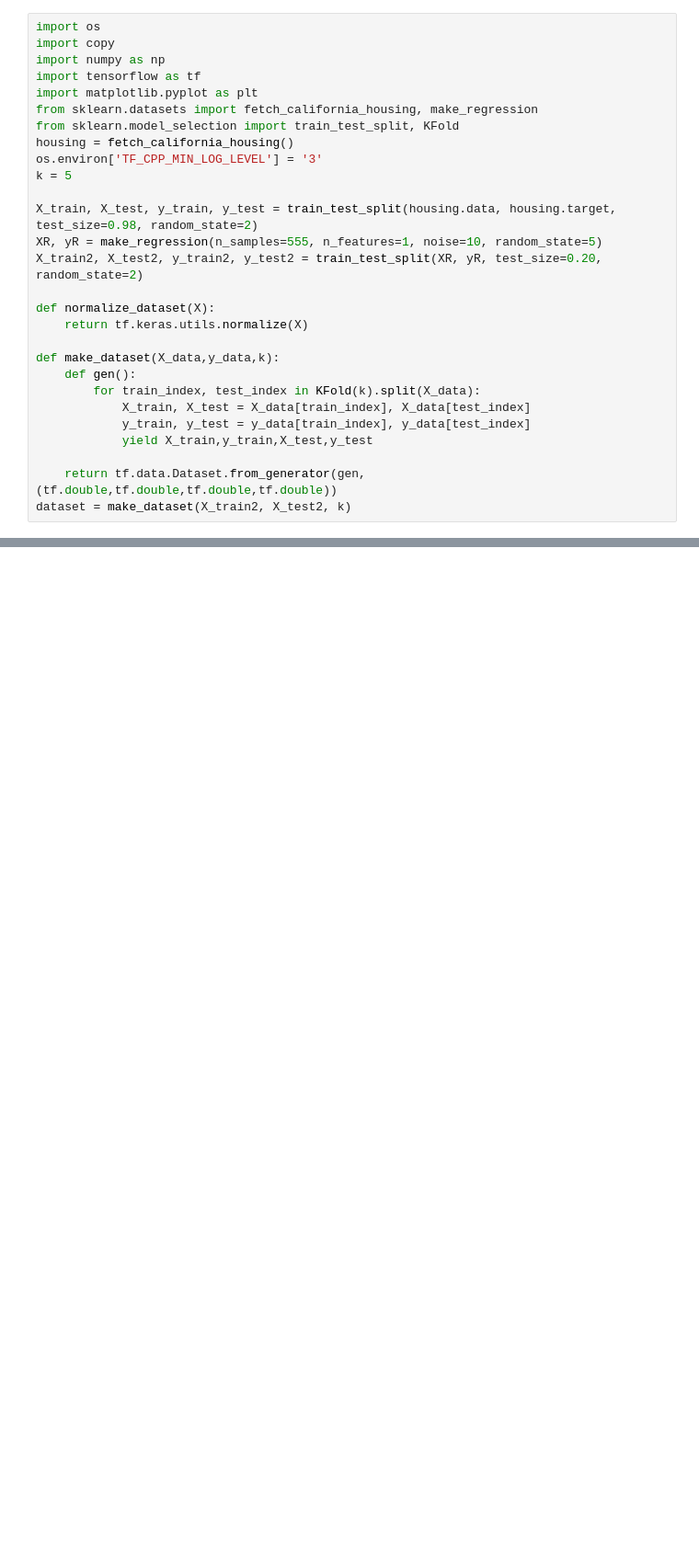
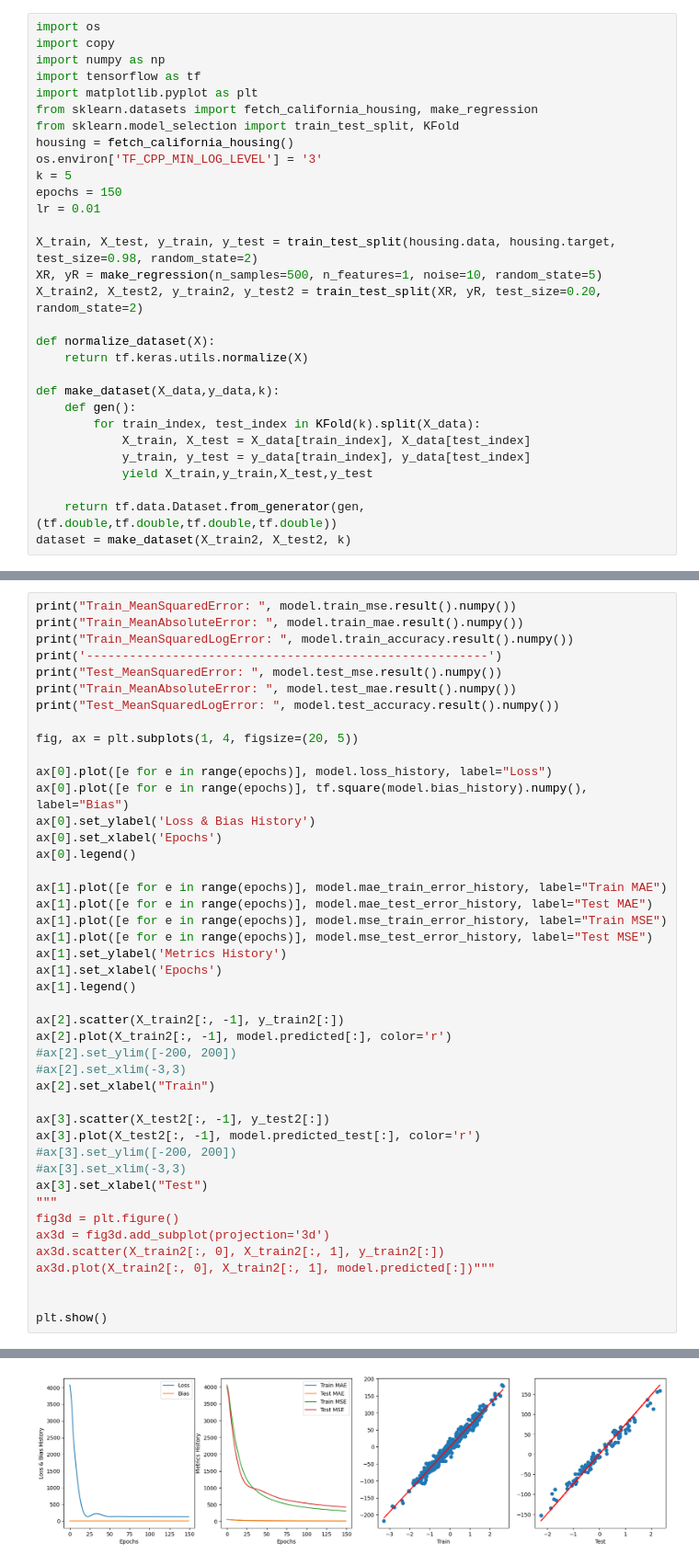
Before and after one commit to cecinuga/MarketAI, a Jupyter notebook: Models/OrderAiTensorflow.ipynb, the cells around one changed output, grey strips where cells are left out. Shown at 92% size. Drawn from its saved outputs; the diff is of its cells as text; blank space fills up the shorter version.

```diff
--- a/Models/OrderAiTensorflow.ipynb
+++ b/Models/OrderAiTensorflow.ipynb
@@ -9,9 +9,11 @@ from sklearn.model_selection import train_test_split, KFold
 housing = fetch_california_housing()
 os.environ['TF_CPP_MIN_LOG_LEVEL'] = '3'
 k = 5
+epochs = 150
+lr = 0.01
 
 X_train, X_test, y_train, y_test = train_test_split(housing.data, housing.target, test_size=0.98, random_state=2)
-XR, yR = make_regression(n_samples=555, n_features=1, noise=10, random_state=5)
+XR, yR = make_regression(n_samples=500, n_features=1, noise=10, random_state=5)
 X_train2, X_test2, y_train2, y_test2 = train_test_split(XR, yR, test_size=0.20, random_state=2)
 
 def normalize_dataset(X):
@@ -255,0 +188,45 @@ Test_MeanSquaredLogError:  0.5281903
+# %%
+print("Train_MeanSquaredError: ", model.train_mse.result().numpy())
+print("Train_MeanAbsoluteError: ", model.train_mae.result().numpy())
+print("Train_MeanSquaredLogError: ", model.train_accuracy.result().numpy())
+print('--------------------------------------------------------')
+print("Test_MeanSquaredError: ", model.test_mse.result().numpy())
+print("Train_MeanAbsoluteError: ", model.test_mae.result().numpy())
+print("Test_MeanSquaredLogError: ", model.test_accuracy.result().numpy())
+
+fig, ax = plt.subplots(1, 4, figsize=(20, 5))
+
+ax[0].plot([e for e in range(epochs)], model.loss_history, label="Loss")
+ax[0].plot([e for e in range(epochs)], tf.square(model.bias_history).numpy(), label="Bias")
+ax[0].set_ylabel('Loss & Bias History')
+ax[0].set_xlabel('Epochs')
+ax[0].legend()
+
+ax[1].plot([e for e in range(epochs)], model.mae_train_error_history, label="Train MAE")
+ax[1].plot([e for e in range(epochs)], model.mae_test_error_history, label="Test MAE")
+ax[1].plot([e for e in range(epochs)], model.mse_train_error_history, label="Train MSE")
+ax[1].plot([e for e in range(epochs)], model.mse_test_error_history, label="Test MSE")
+ax[1].set_ylabel('Metrics History')
+ax[1].set_xlabel('Epochs')
+ax[1].legend()
+
+ax[2].scatter(X_train2[:, -1], y_train2[:])
+ax[2].plot(X_train2[:, -1], model.predicted[:], color='r')
+#ax[2].set_ylim([-200, 200])
+#ax[2].set_xlim(-3,3)
+ax[2].set_xlabel("Train")
+
+ax[3].scatter(X_test2[:, -1], y_test2[:])
+ax[3].plot(X_test2[:, -1], model.predicted_test[:], color='r')
+#ax[3].set_ylim([-200, 200])
+#ax[3].set_xlim(-3,3)
+ax[3].set_xlabel("Test")
+"""
+fig3d = plt.figure()
+ax3d = fig3d.add_subplot(projection='3d')
+ax3d.scatter(X_train2[:, 0], X_train2[:, 1], y_train2[:])
+ax3d.plot(X_train2[:, 0], X_train2[:, 1], model.predicted[:])"""
+
+
+plt.show()
+# %% [output]
@@ -255,0 +240 @@ Test_MeanSquaredLogError:  0.5281903
+[figure, added]
```
Also changed, not shown: parts of 3 cells of this notebook, 1 other file.
